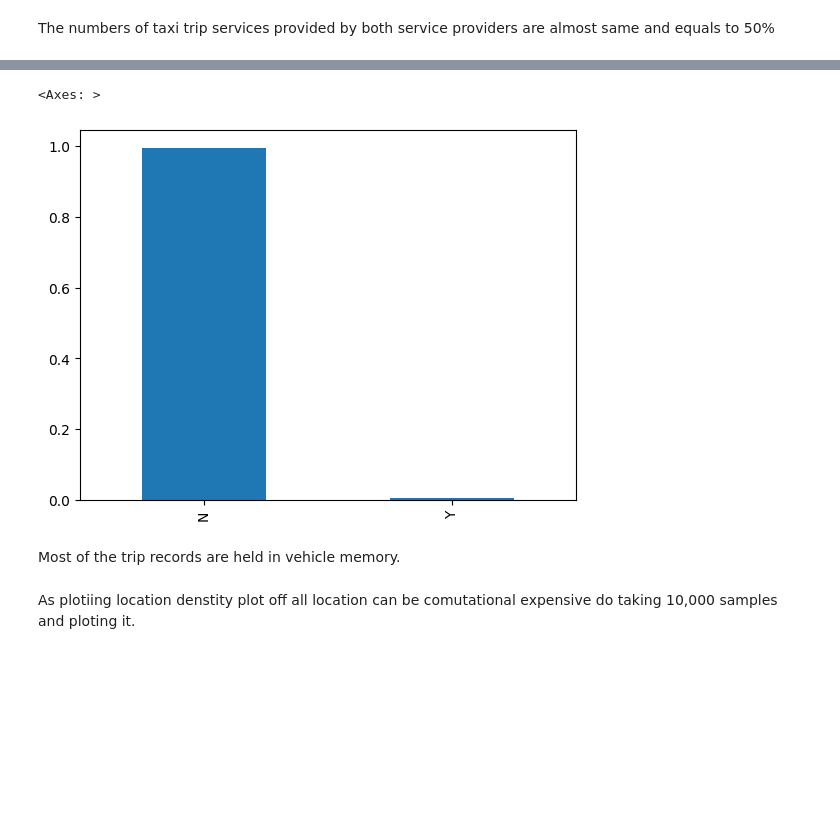
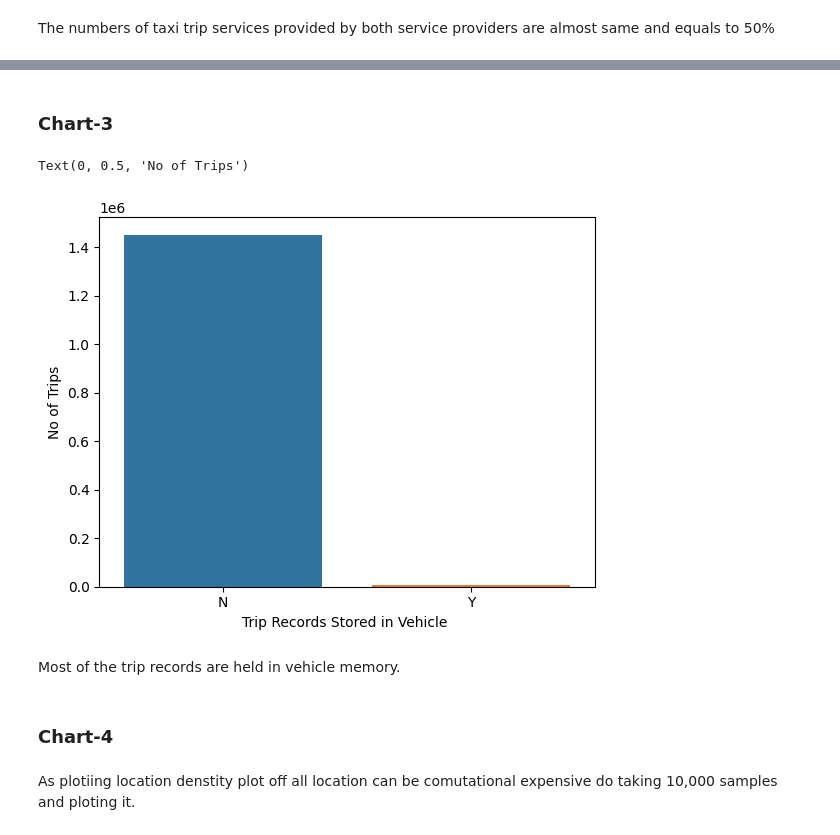
Before and after one commit to Ksangi/NYC_Taxi_trip_Time_Prediction_Project, a Jupyter notebook: NYC_Taxi_Trip_Time_Predictionipynb.ipynb, the cells around one changed output, grey strips where cells are left out. Drawn from its saved outputs; the diff is of its cells as text; code cells hidden in the pictures; blank space fills up the shorter version.

```diff
--- a/NYC_Taxi_Trip_Time_Predictionipynb.ipynb
+++ b/NYC_Taxi_Trip_Time_Predictionipynb.ipynb
@@ -177,10 +212,16 @@ Most traxi trips carry one passengesr and they rarely carry zero passengers or m
-# %%
-(data['store_and_fwd_flag'].value_counts()/data.shape[0]).plot(kind='bar')
-# %% [output]
-<Axes: >
-[figure, removed]
+# %% [markdown]
+### Chart-3
+# %%
+ax=sns.countplot(data=data, x='store_and_fwd_flag')
+plt.xlabel('Trip Records Stored in Vehicle ')
+plt.ylabel('No of Trips')
+# %% [output]
+Text(0, 0.5, 'No of Trips')
+[figure, added]
 # %% [markdown]
 Most of the trip records are held in vehicle memory.
+# %% [markdown]
+### Chart-4
 # %% [markdown]
 As plotiing location denstity plot off all location can be comutational expensive do taking 10,000 samples and ploting it.
 # %%
```
Also changed, not shown: parts of 42 cells of this notebook.
